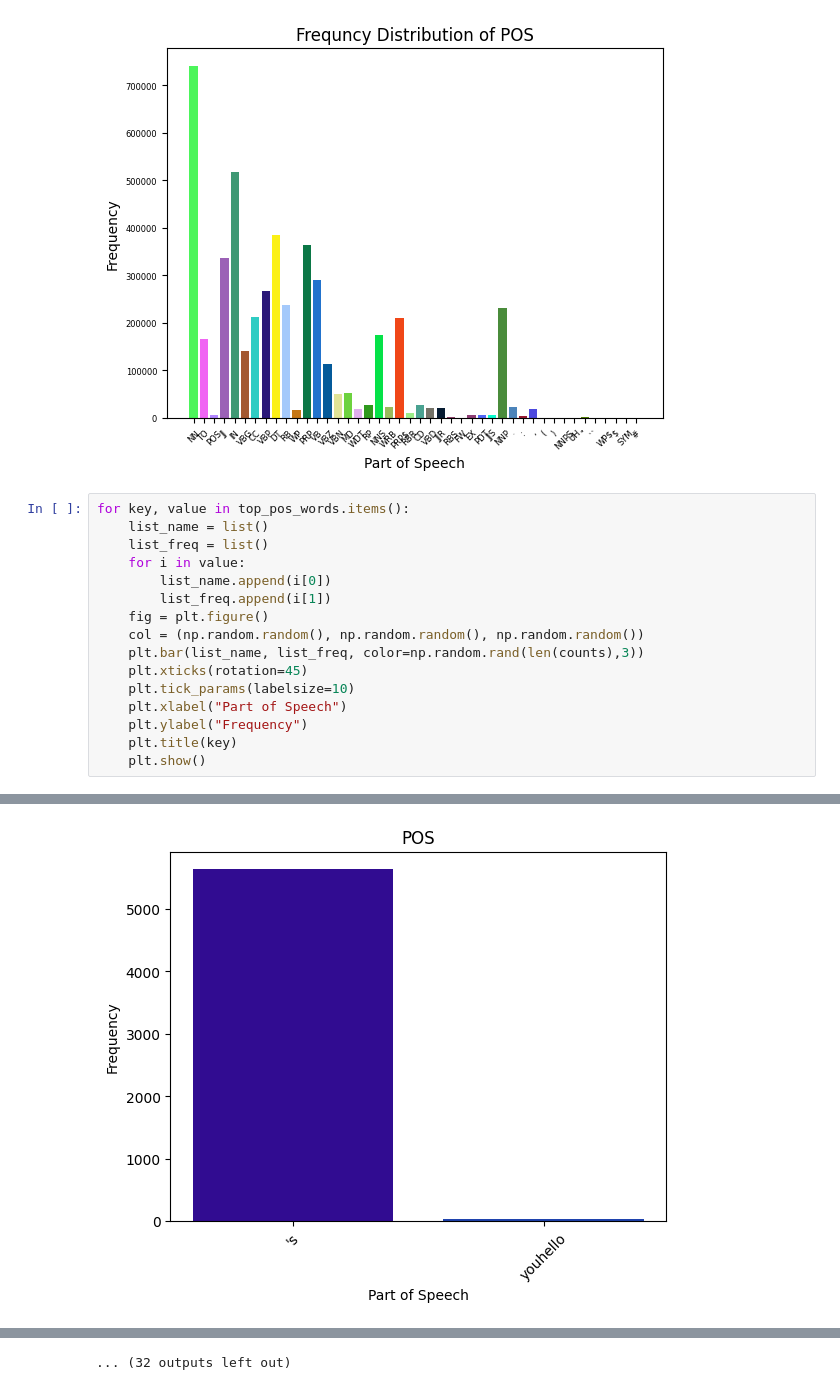
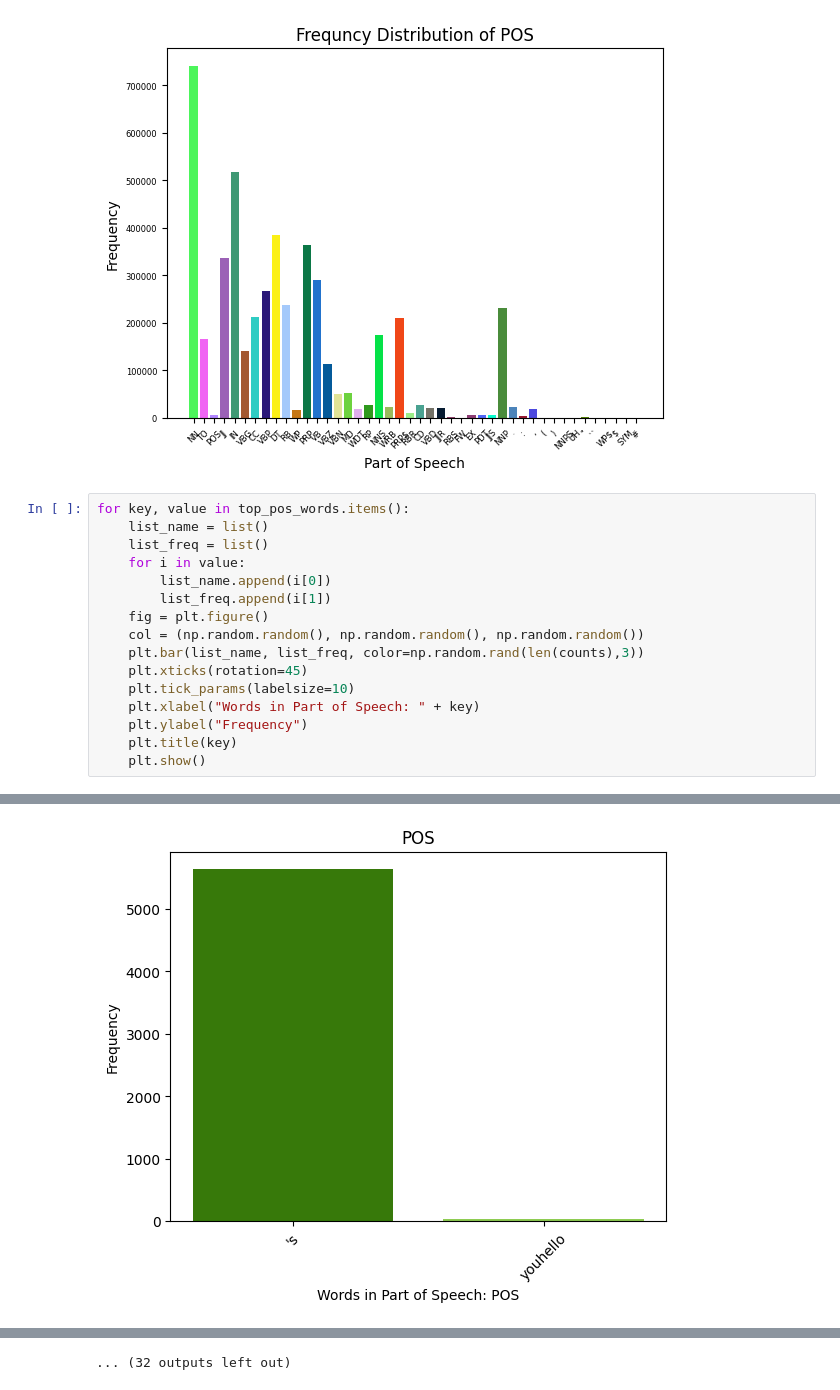
Before and after one commit to sm202073/STARSMeditationResearch, a Jupyter notebook: DescriptiveAnalytics/pos_tagging.ipynb, the cells around one changed output, grey strips where cells are left out. Saved outputs shown, nothing was run; the diff lists cells and outputs as text.

```diff
--- a/DescriptiveAnalytics/pos_tagging.ipynb
+++ b/DescriptiveAnalytics/pos_tagging.ipynb
@@ -72,7 +72,7 @@ for key, value in top_pos_words.items():
     plt.bar(list_name, list_freq, color=np.random.rand(len(counts),3))
     plt.xticks(rotation=45)
     plt.tick_params(labelsize=10)
-    plt.xlabel("Part of Speech")
+    plt.xlabel("Words in Part of Speech: " + key)
     plt.ylabel("Frequency")
     plt.title(key)
     plt.show()
@@ -82 +82 @@ for key, value in top_pos_words.items():
-[figure, old version]
+[figure, new version]
```
Also changed, not shown: parts of 1 cell of this notebook, 1 other file.
